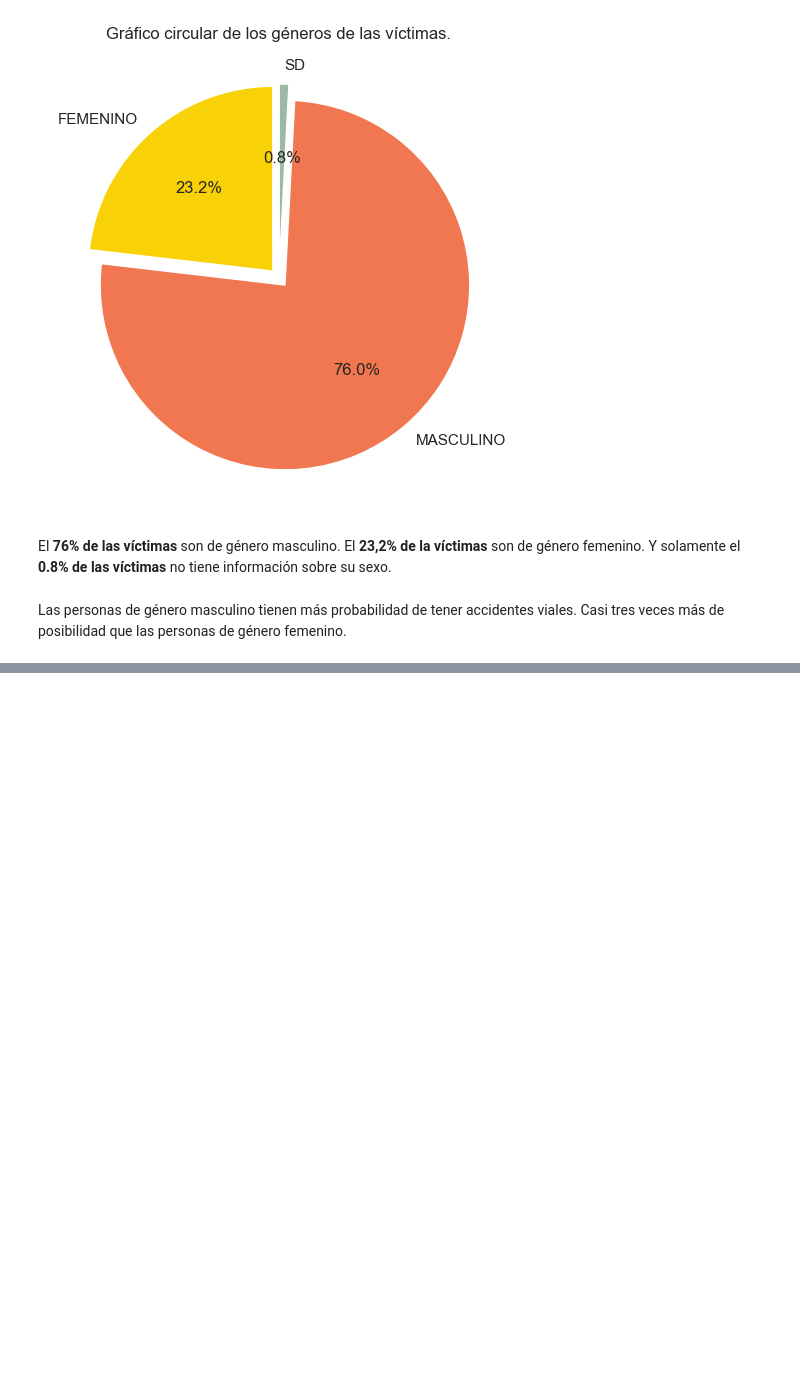
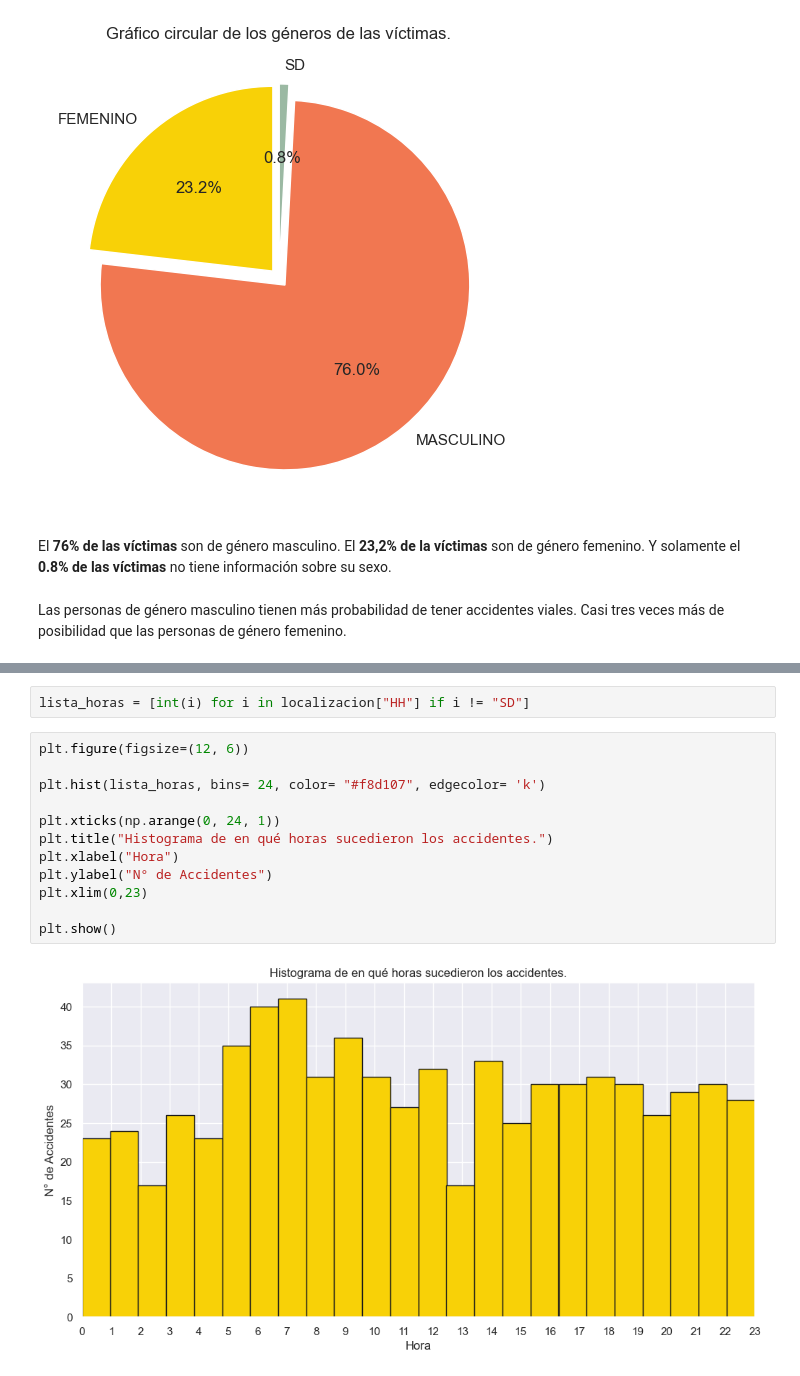
Before and after one commit to Mariagustin-Prg/Siniestros-PIDA, a Jupyter notebook: Exploratory-Data-Analysis.ipynb, the cells around one changed output, grey strips where cells are left out. Saved outputs shown, nothing was run; the diff lists cells and outputs as text; blank space fills up the shorter version.

```diff
--- a/Exploratory-Data-Analysis.ipynb
+++ b/Exploratory-Data-Analysis.ipynb
@@ -322,0 +342,16 @@ Las personas de género masculino tienen más probabilidad de tener accidentes v
+# %%
+lista_horas = [int(i) for i in localizacion["HH"] if i != "SD"]
+# %%
+plt.figure(figsize=(12, 6))
+
+plt.hist(lista_horas, bins= 24, color= "#f8d107", edgecolor= 'k')
+
+plt.xticks(np.arange(0, 24, 1))
+plt.title("Histograma de en qué horas sucedieron los accidentes.")
+plt.xlabel("Hora")
+plt.ylabel("N° de Accidentes")
+plt.xlim(0,23)
+
+plt.show()
+# %% [output]
+[figure, added]
```
Also changed, not shown: parts of 30 cells of this notebook.
